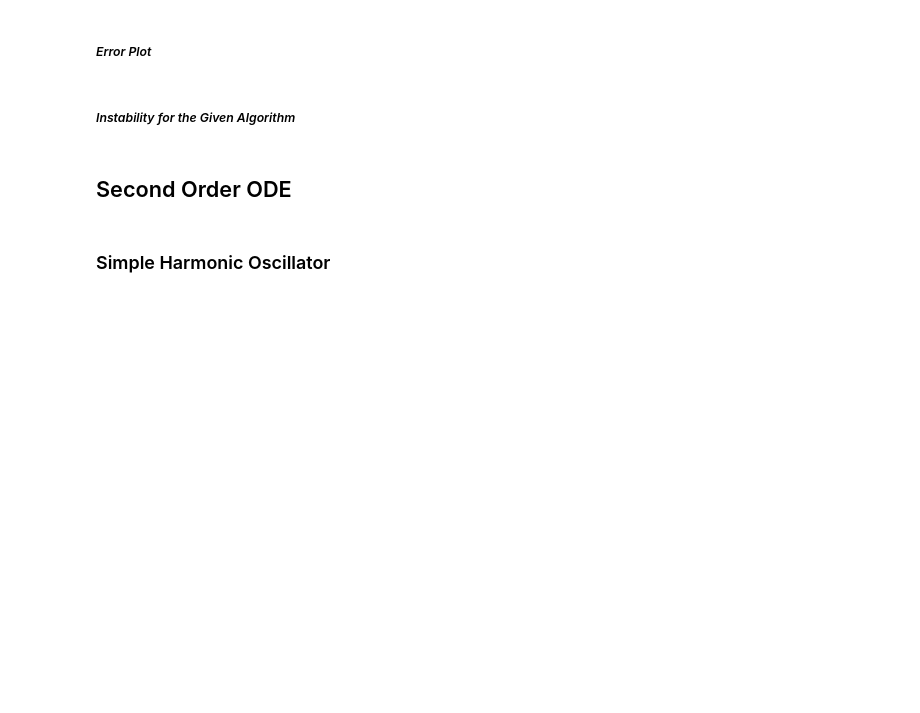
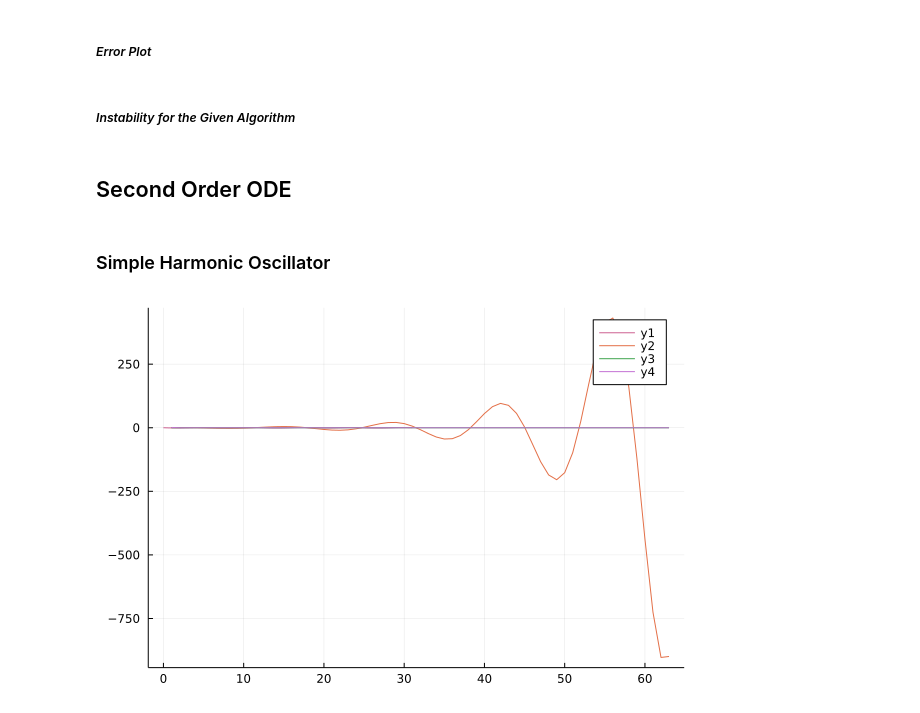
Before and after one commit to narges8k/computational_physics, a Jupyter notebook: PSet9/NoteBook.ipynb, the cells around one changed output. Drawn from its saved outputs; the diff is of its cells as text; code cells hidden in the pictures; blank space fills up the shorter version.

```diff
--- a/PSet9/NoteBook.ipynb
+++ b/PSet9/NoteBook.ipynb
@@ -47,0 +46,16 @@ xᵢₙᵢₜ , vᵢₙᵢₜ= 0.0
+# %%
+xᵢₙᵢₜ , vᵢₙᵢₜ= 1.0, 0.0; step=0.1;  n=5; tₘᵢₙ=0.0; tₘₐₓ=round(2*π*n); h=0.5
+x_plot = plot(cos, tₘᵢₙ, tₘₐₓ, color=:cadetblue4)
+v_plot = plot(t -> -sin(t), tₘᵢₙ, tₘₐₓ, color=:hotpink3)
+
+t_range, x, v = DiffSolving.EulerCromer((t,x)-> -x, 0.0, 1.0, tₘᵢₙ, tₘₐₓ, h)
+plot!(x_plot, x )
+plot!(v_plot, v)
+t_range, x, v = DiffSolving.Verlet((t,x)-> -x, 0.0, 1.0, tₘᵢₙ, tₘₐₓ, h)
+plot!(x_plot, x )
+plot!(v_plot, v)
+t_range, x , v= DiffSolving.VelocityVerlet((t,x)-> -x, 0.0, 1.0, tₘᵢₙ, tₘₐₓ, h)
+plot!(x_plot, x )
+plot!(v_plot, v)
+# %% [output]
+[figure, added]
```
Also changed, not shown: parts of 1 cell of this notebook, 1 other file.
